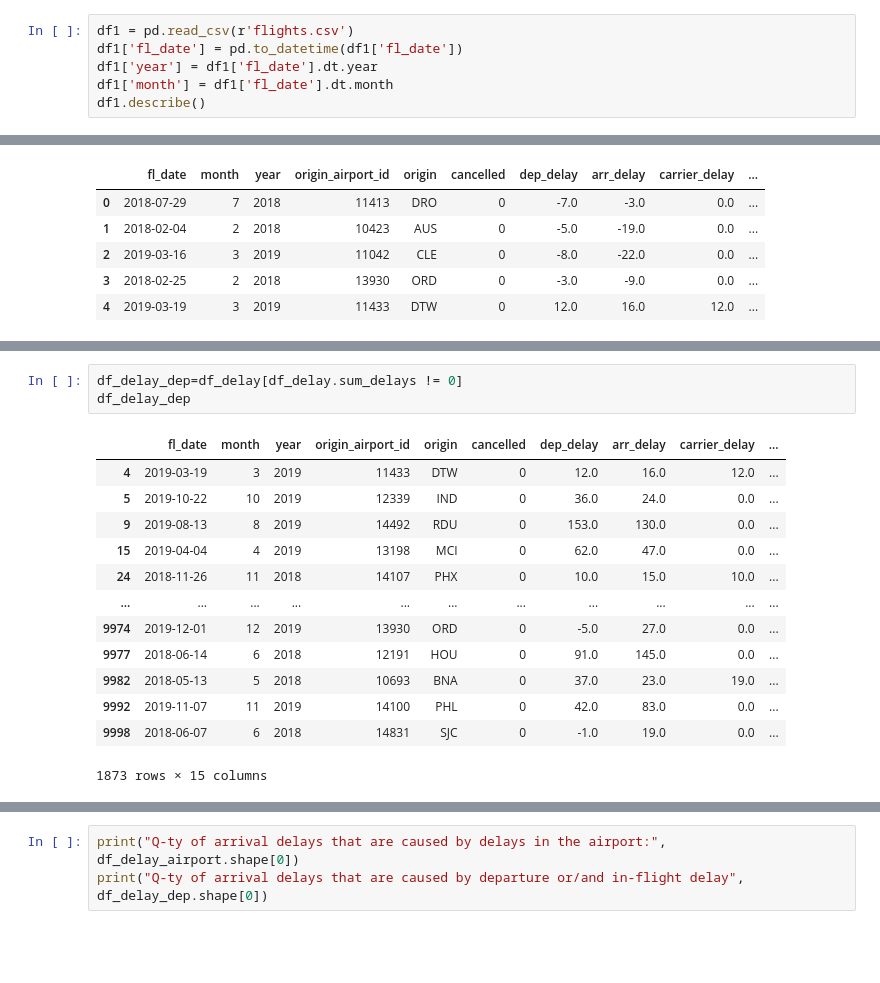
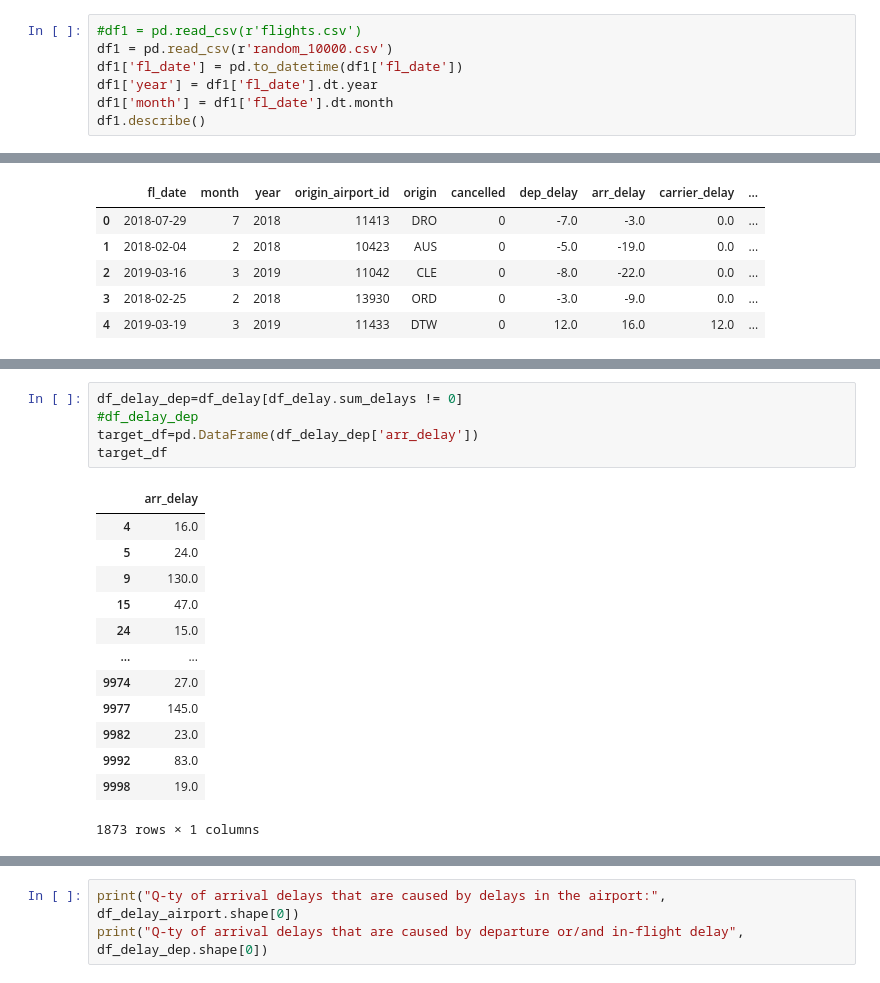
Before and after one commit to coffeature/flight_project, a Jupyter notebook: 01dp.ipynb, the cells around one changed output, grey strips where cells are left out. Saved outputs shown, nothing was run; the diff lists cells and outputs as text; blank space fills up the shorter version.

```diff
--- a/01dp.ipynb
+++ b/01dp.ipynb
@@ -112,7 +113,8 @@ def postgresql_to_dataframe(conn, select_query, column_names):
 # %%
 #SELECT * FROM flights order by random() limit 10000
 # %%
-df1 = pd.read_csv(r'flights.csv')
+#df1 = pd.read_csv(r'flights.csv')
+df1 = pd.read_csv(r'random_10000.csv')
 df1['fl_date'] = pd.to_datetime(df1['fl_date'])
 df1['year'] = df1['fl_date'].dt.year
 df1['month'] = df1['fl_date'].dt.month
@@ -295,17 +300,19 @@ df_delay_airport
 # %%
 df_delay_dep=df_delay[df_delay.sum_delays != 0]
-df_delay_dep
+#df_delay_dep
+target_df=pd.DataFrame(df_delay_dep['arr_delay'])
+target_df
 # %% [output]
-|  | fl_date | month | year | origin_airport_id | origin | cancelled | dep_delay | arr_delay | carrier_delay | ... |
-| 4 | 2019-03-19 | 3 | 2019 | 11433 | DTW | 0 | 12.0 | 16.0 | 12.0 | ... |
-| 5 | 2019-10-22 | 10 | 2019 | 12339 | IND | 0 | 36.0 | 24.0 | 0.0 | ... |
-| 9 | 2019-08-13 | 8 | 2019 | 14492 | RDU | 0 | 153.0 | 130.0 | 0.0 | ... |
-| 15 | 2019-04-04 | 4 | 2019 | 13198 | MCI | 0 | 62.0 | 47.0 | 0.0 | ... |
-| 24 | 2018-11-26 | 11 | 2018 | 14107 | PHX | 0 | 10.0 | 15.0 | 10.0 | ... |
-| ... | ... | ... | ... | ... | ... | ... | ... | ... | ... | ... |
-| 9974 | 2019-12-01 | 12 | 2019 | 13930 | ORD | 0 | -5.0 | 27.0 | 0.0 | ... |
-| 9977 | 2018-06-14 | 6 | 2018 | 12191 | HOU | 0 | 91.0 | 145.0 | 0.0 | ... |
-| 9982 | 2018-05-13 | 5 | 2018 | 10693 | BNA | 0 | 37.0 | 23.0 | 19.0 | ... |
-| 9992 | 2019-11-07 | 11 | 2019 | 14100 | PHL | 0 | 42.0 | 83.0 | 0.0 | ... |
-| 9998 | 2018-06-07 | 6 | 2018 | 14831 | SJC | 0 | -1.0 | 19.0 | 0.0 | ... |
+|  | arr_delay |
+| 4 | 16.0 |
+| 5 | 24.0 |
+| 9 | 130.0 |
+| 15 | 47.0 |
+| 24 | 15.0 |
+| ... | ... |
+| 9974 | 27.0 |
+| 9977 | 145.0 |
+| 9982 | 23.0 |
+| 9992 | 83.0 |
+| 9998 | 19.0 |
-1873 rows × 15 columns
+1873 rows × 1 columns
```
Also changed, not shown: parts of 17 cells of this notebook, 2 other files.
